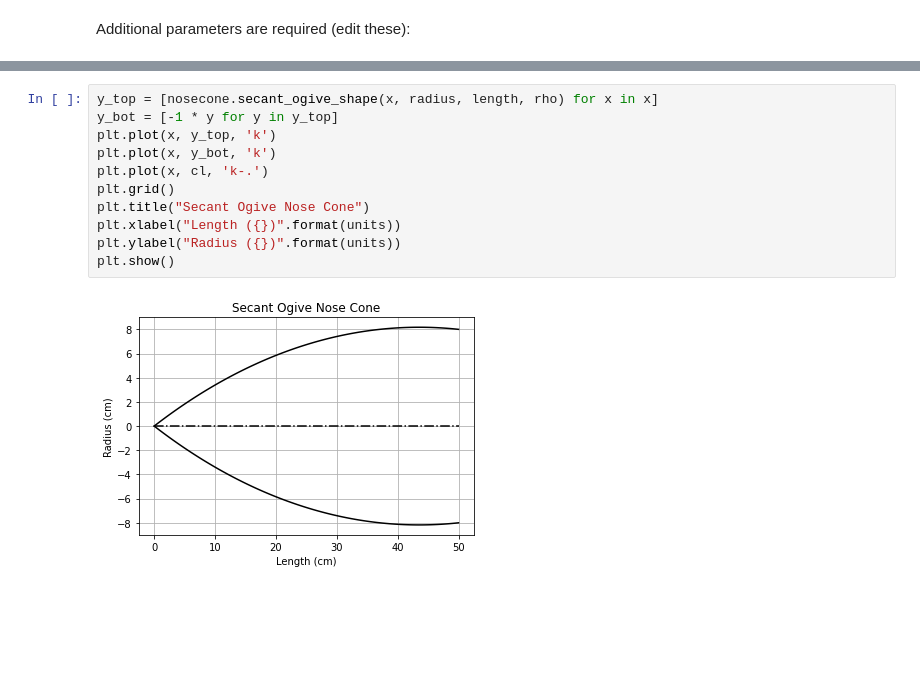
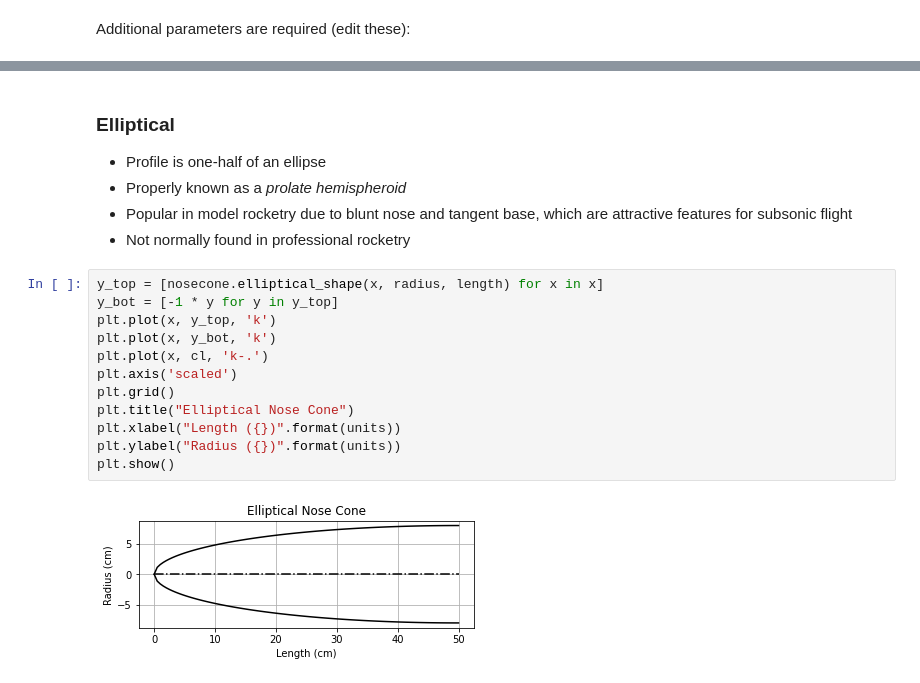
Before and after one commit to jacobhall03/RocketNoseCone, a Jupyter notebook: NoseConeDesigns.ipynb, the cells around one changed output, grey strips where cells are left out. Drawn from its saved outputs; the diff is of its cells as text; blank space fills up the shorter version.

Commit message:
added nose cones shapes, deleted test dir

```diff
--- a/NoseConeDesigns.ipynb
+++ b/NoseConeDesigns.ipynb
@@ -128,13 +155,20 @@ rho = 120 #ogive radius
+# %% [markdown]
+### Elliptical
+- Profile is one-half of an ellipse
+- Properly known as a *prolate hemispheroid*
+- Popular in model rocketry due to blunt nose and tangent base, which are attractive features for subsonic flight
+- Not normally found in professional rocketry
 # %%
-y_top = [nosecone.secant_ogive_shape(x, radius, length, rho) for x in x]
+y_top = [nosecone.elliptical_shape(x, radius, length) for x in x]
 y_bot = [-1 * y for y in y_top]
 plt.plot(x, y_top, 'k')
 plt.plot(x, y_bot, 'k')
 plt.plot(x, cl, 'k-.')
+plt.axis('scaled')
 plt.grid()
-plt.title("Secant Ogive Nose Cone")
+plt.title("Elliptical Nose Cone")
 plt.xlabel("Length ({})".format(units))
 plt.ylabel("Radius ({})".format(units))
 plt.show()
 # %% [output]
-[figure, old version]
+[figure, new version]
```
Also changed, not shown: parts of 14 cells of this notebook, 2 other files.
